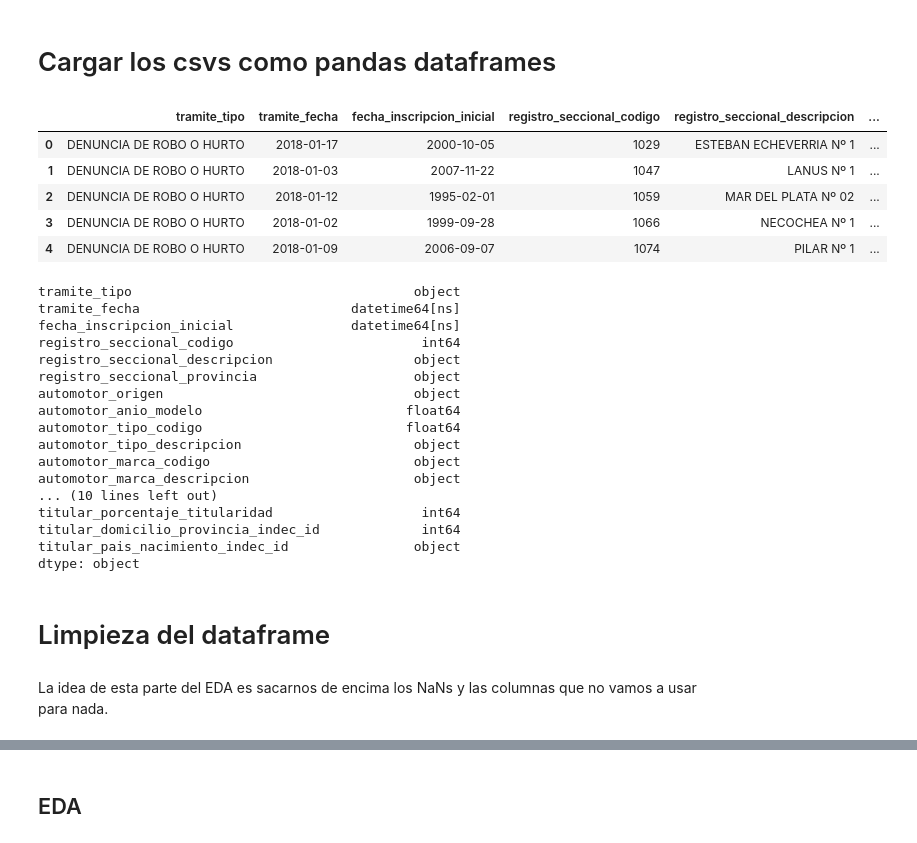
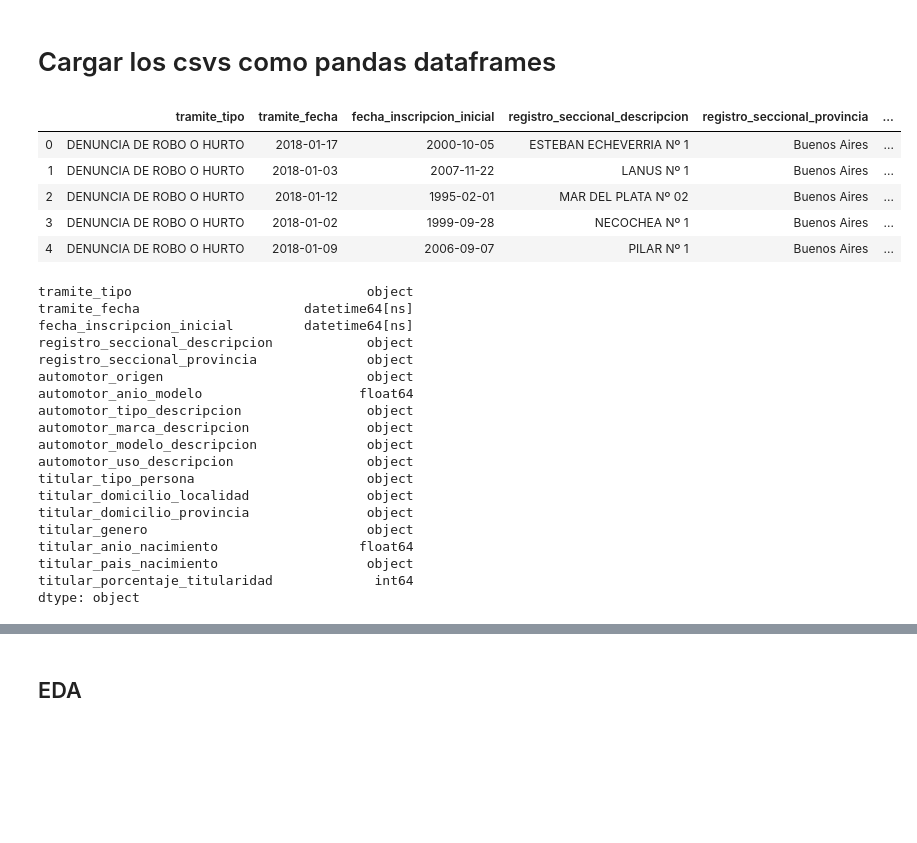
Before and after one commit to ilcarbo/robo_autos, a Jupyter notebook: EDA.ipynb, the cells around one changed output, grey strips where cells are left out. Drawn from its saved outputs; the diff is of its cells as text; code cells hidden in the pictures; blank space fills up the shorter version.

```diff
--- a/EDA.ipynb
+++ b/EDA.ipynb
@@ -17,36 +17,34 @@ warnings.filterwarnings('ignore')
 # %% [markdown]
 # Cargar los csvs como pandas dataframes
 # %%
-robados = pd.read_csv('./curados/robados.csv', parse_dates= ['tramite_fecha', 'fecha_inscripcion_inicial'])
+robados = pd.read_csv('./curados/para_EDA.csv', parse_dates= ['tramite_fecha', 'fecha_inscripcion_inicial'])
 robados.head()
 # %% [output]
-|  | tramite_tipo | tramite_fecha | fecha_inscripcion_inicial | registro_seccional_codigo | registro_seccional_descripcion | ... |
-| 0 | DENUNCIA DE ROBO O HURTO | 2018-01-17 | 2000-10-05 | 1029 | ESTEBAN ECHEVERRIA Nº 1 | ... |
-| 1 | DENUNCIA DE ROBO O HURTO | 2018-01-03 | 2007-11-22 | 1047 | LANUS Nº 1 | ... |
-| 2 | DENUNCIA DE ROBO O HURTO | 2018-01-12 | 1995-02-01 | 1059 | MAR DEL PLATA Nº 02 | ... |
-| 3 | DENUNCIA DE ROBO O HURTO | 2018-01-02 | 1999-09-28 | 1066 | NECOCHEA Nº 1 | ... |
-| 4 | DENUNCIA DE ROBO O HURTO | 2018-01-09 | 2006-09-07 | 1074 | PILAR Nº 1 | ... |
+|  | tramite_tipo | tramite_fecha | fecha_inscripcion_inicial | registro_seccional_descripcion | registro_seccional_provincia | ... |
+| 0 | DENUNCIA DE ROBO O HURTO | 2018-01-17 | 2000-10-05 | ESTEBAN ECHEVERRIA Nº 1 | Buenos Aires | ... |
+| 1 | DENUNCIA DE ROBO O HURTO | 2018-01-03 | 2007-11-22 | LANUS Nº 1 | Buenos Aires | ... |
+| 2 | DENUNCIA DE ROBO O HURTO | 2018-01-12 | 1995-02-01 | MAR DEL PLATA Nº 02 | Buenos Aires | ... |
+| 3 | DENUNCIA DE ROBO O HURTO | 2018-01-02 | 1999-09-28 | NECOCHEA Nº 1 | Buenos Aires | ... |
+| 4 | DENUNCIA DE ROBO O HURTO | 2018-01-09 | 2006-09-07 | PILAR Nº 1 | Buenos Aires | ... |
 # %%
 robados.dtypes
 # %% [output]
-tramite_tipo                                    object
-tramite_fecha                           datetime64[ns]
-fecha_inscripcion_inicial               datetime64[ns]
-registro_seccional_codigo                        int64
-registro_seccional_descripcion                  object
-registro_seccional_provincia                    object
-automotor_origen                                object
-automotor_anio_modelo                          float64
-automotor_tipo_codigo                          float64
-automotor_tipo_descripcion                      object
-automotor_marca_codigo                          object
-automotor_marca_descripcion                     object
-... (10 lines left out)
-titular_porcentaje_titularidad                   int64
-titular_domicilio_provincia_indec_id             int64
-titular_pais_nacimiento_indec_id                object
+tramite_tipo                              object
+tramite_fecha                     datetime64[ns]
+fecha_inscripcion_inicial         datetime64[ns]
+registro_seccional_descripcion            object
+registro_seccional_provincia              object
+automotor_origen                          object
+automotor_anio_modelo                    float64
+automotor_tipo_descripcion                object
+automotor_marca_descripcion               object
+automotor_modelo_descripcion              object
+automotor_uso_descripcion                 object
+titular_tipo_persona                      object
+titular_domicilio_localidad               object
+titular_domicilio_provincia               object
+titular_genero                            object
+titular_anio_nacimiento                  float64
+titular_pais_nacimiento                   object
+titular_porcentaje_titularidad             int64
 dtype: object
-# %% [markdown]
-# Limpieza del dataframe
-# %% [markdown]
-La idea de esta parte del EDA es sacarnos de encima los NaNs y las columnas que no vamos a usar para nada.
```
Also changed, not shown: parts of 25 cells of this notebook, 3 other files.
